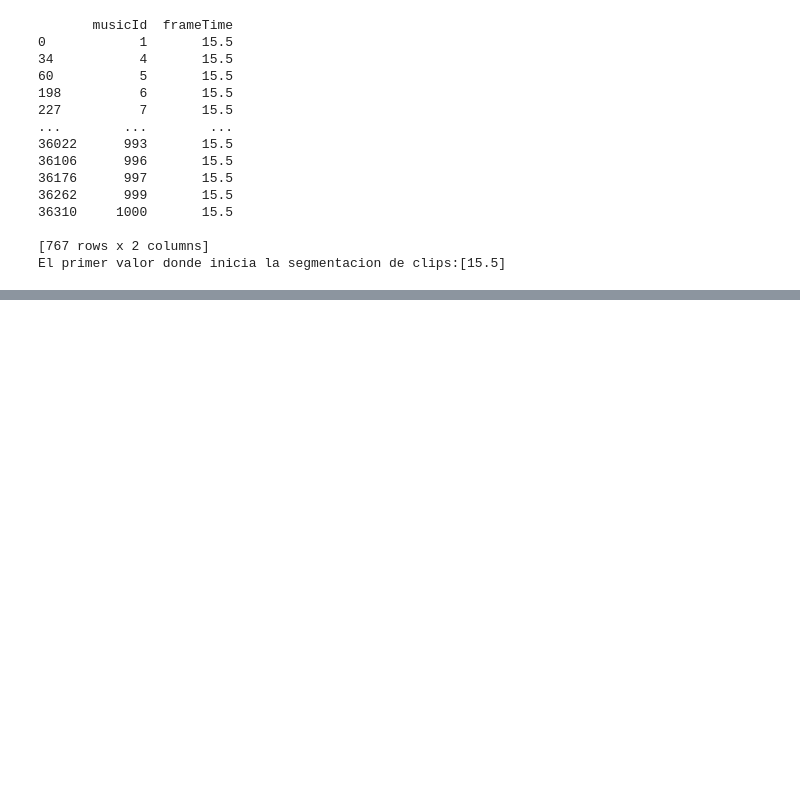
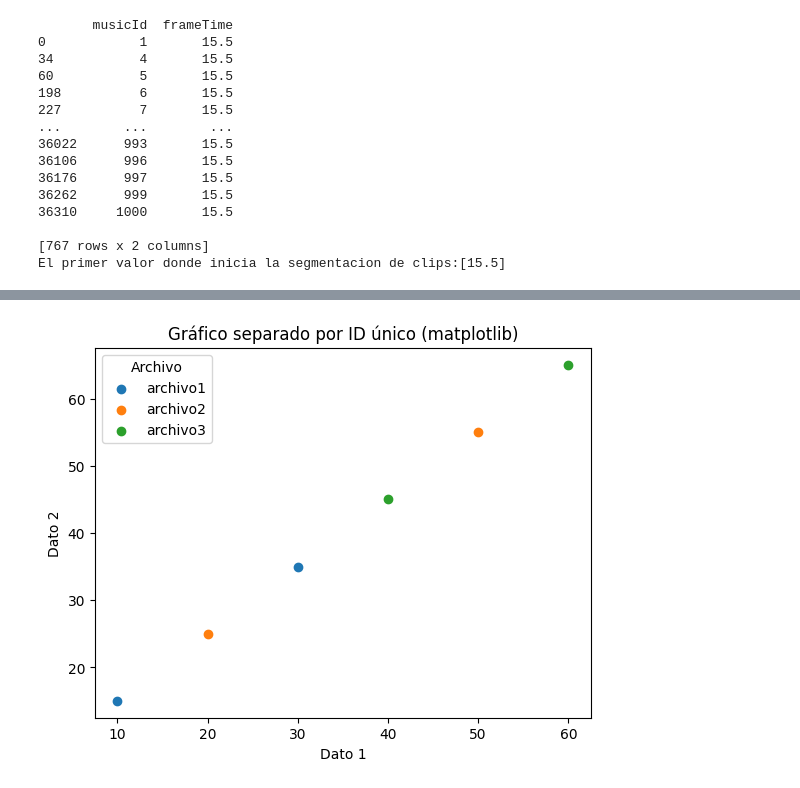
Before and after one commit to Leodna/mer, a Jupyter notebook: notebooks/analisis_exploratorio.ipynb, the cells around one changed output, grey strips where cells are left out. Saved outputs shown, nothing was run; the diff lists cells and outputs as text; code cells hidden in the pictures; blank space fills up the shorter version.

Commit message:
Grafica de dispersion de datos

```diff
--- a/notebooks/analisis_exploratorio.ipynb
+++ b/notebooks/analisis_exploratorio.ipynb
@@ -305,0 +335,31 @@ El primer valor donde inicia la segmentacion de clips:[15.5]
+# %%
+import matplotlib.pyplot as plt
+import pandas as pd
+
+# Ejemplo de DataFrames
+df_muestreo = pd.DataFrame({
+    'id': [1, 2, 1, 3, 2, 3],
+    'dato1': [10, 20, 30, 40, 50, 60],
+    'dato2': [15, 25, 35, 45, 55, 65]
+})
+
+df_metadatos = pd.DataFrame({
+    'id': [1, 2, 3],
+    'nombre_archivo': ['archivo1', 'archivo2', 'archivo3']
+})
+
+# Combina los DataFrames usando el ID
+df_comb = pd.merge(df_muestreo, df_metadatos, on='id')
+
+# Grafica usando diferentes colores por archivo
+for archivo in df_comb['nombre_archivo'].unique():
+    df_filtrado = df_comb[df_comb['nombre_archivo'] == archivo]
+    plt.scatter(df_filtrado['dato1'], df_filtrado['dato2'], label=archivo)
+
+plt.xlabel('Dato 1')
+plt.ylabel('Dato 2')
+plt.legend(title='Archivo')
+plt.title('Gráfico separado por ID único (matplotlib)')
+plt.show()
+# %% [output]
+[figure, added]
```
Also changed, not shown: parts of 6 cells of this notebook.
